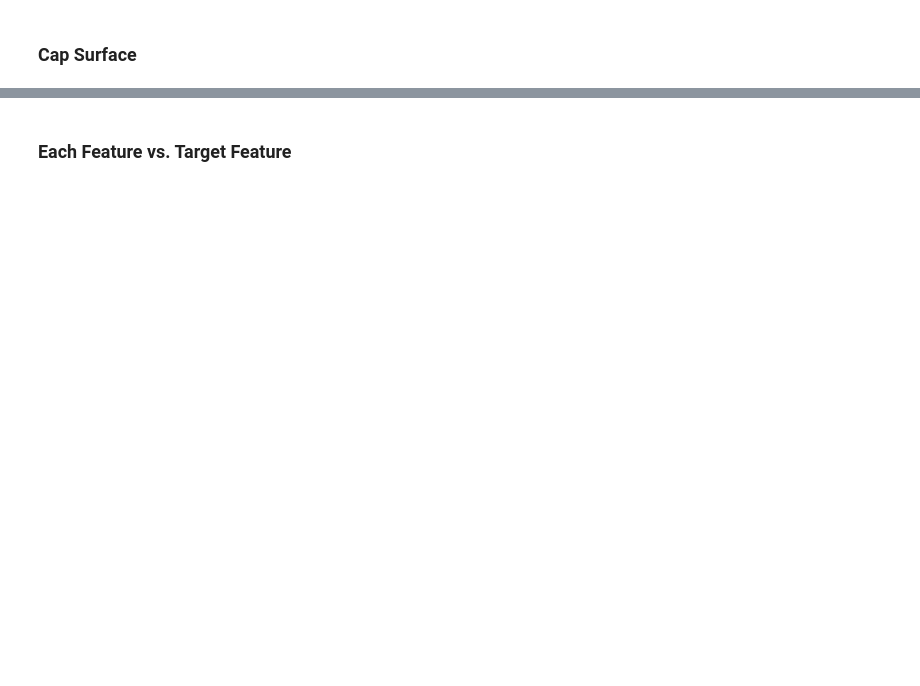
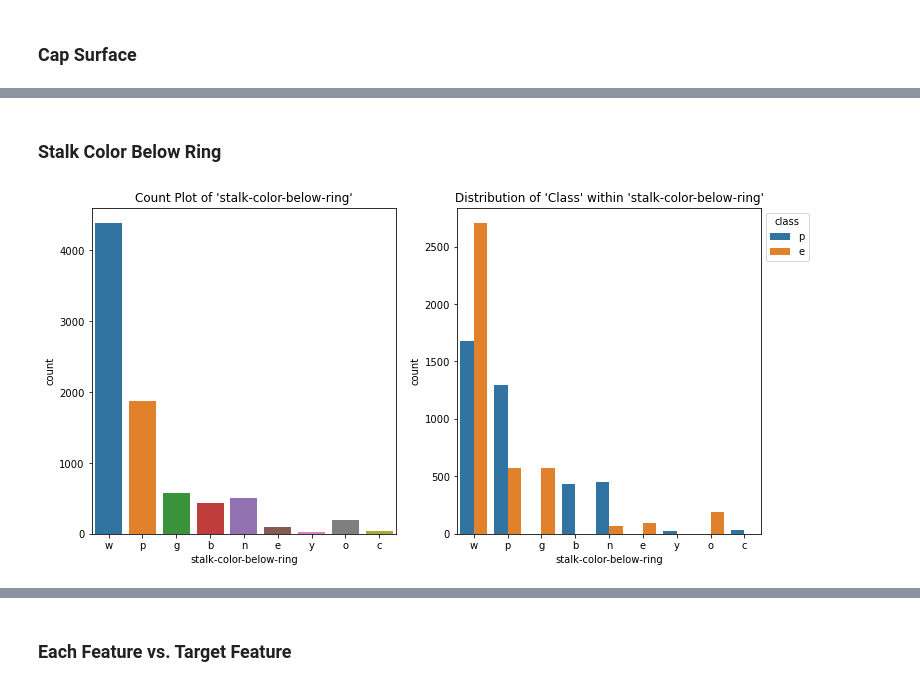
Before and after one commit to AvinashBisram/Machine-Learning, a Jupyter notebook: Classification/Classification Comparison.ipynb, the cells around one changed output, grey strips where cells are left out. Saved outputs shown, nothing was run; the diff lists cells and outputs as text; code cells hidden in the pictures; blank space fills up the shorter version.

```diff
--- a/Classification/Classification Comparison.ipynb
+++ b/Classification/Classification Comparison.ipynb
@@ -479,6 +632,8 @@ plt.show()
+# %% [markdown]
+### Stalk Color Below Ring
 # %%
 # 'Stalk Color Below Ring'
 
-sns.countplot(x=rawData['stalk-color-below-ring'])
-plt.title('Count Plot of "Stalk Color Below Ring"')
-plt.show()
+visualizeCounts('stalk-color-below-ring')
+# %% [output]
+[figure, added]
```
Also changed, not shown: parts of 71 cells of this notebook.
